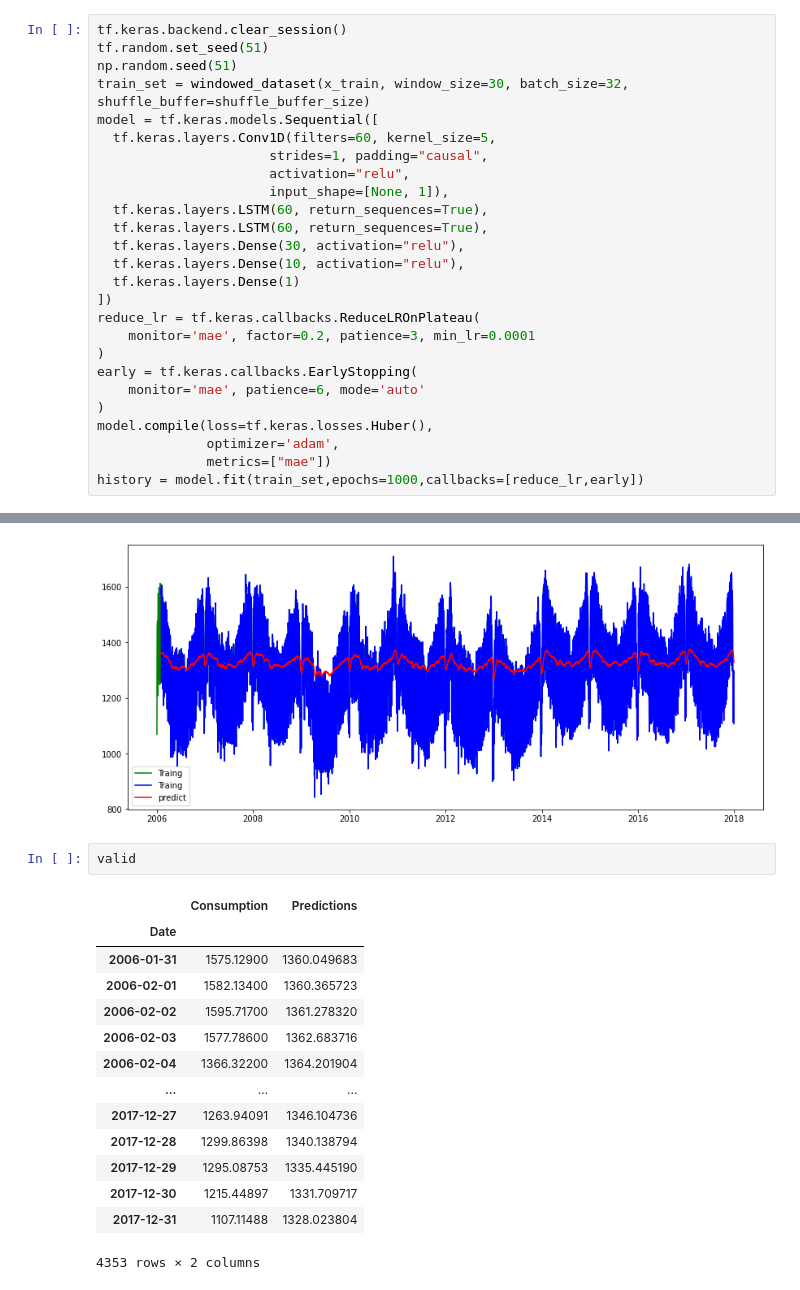
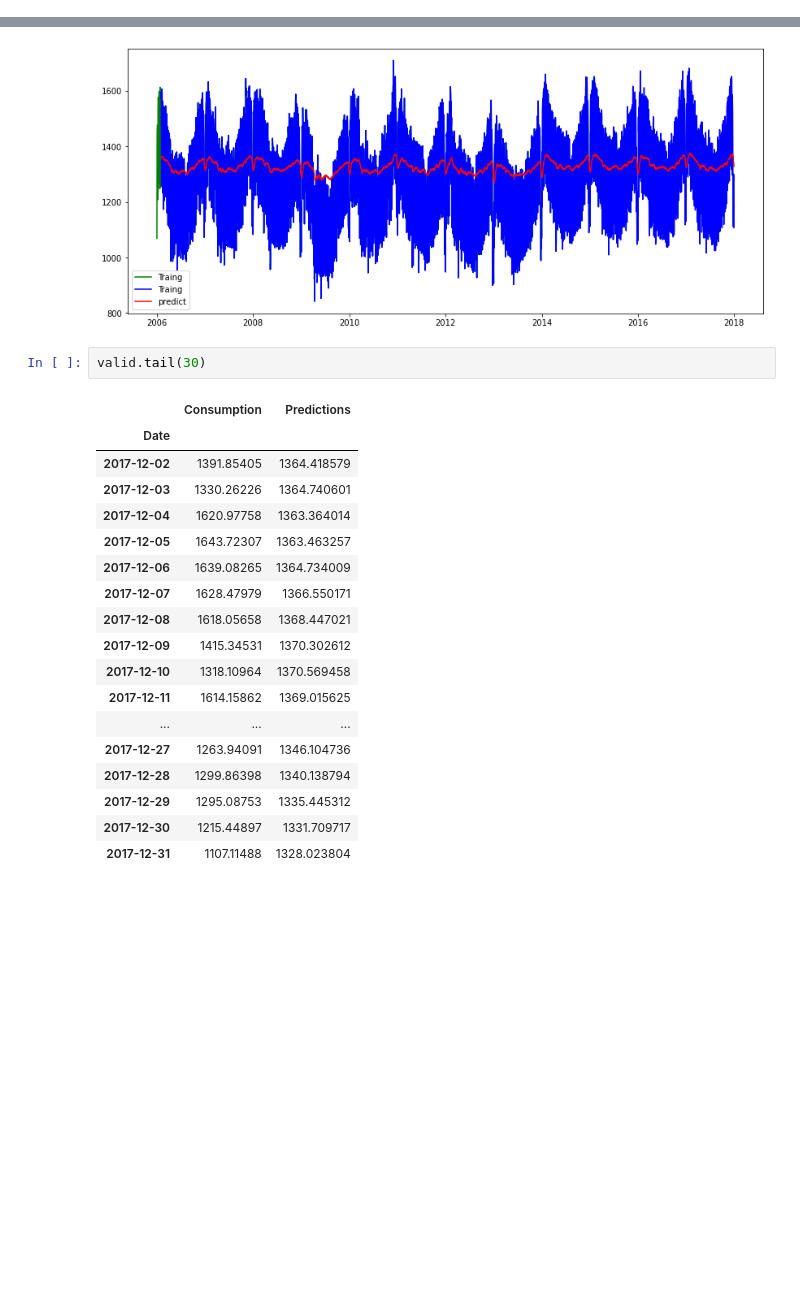
Before and after one commit to angeloken/Riset-I-smile, a Jupyter notebook: riset_prediksi_listrik_ver_2.ipynb, the cells around one changed output, grey strips where cells are left out. Cells and saved outputs as stored; diff of their text form; blank space fills up the shorter version.

```diff
--- a/riset_prediksi_listrik_ver_2.ipynb
+++ b/riset_prediksi_listrik_ver_2.ipynb
@@ -173,26 +172,0 @@ Epoch 100/100
-# %%
-tf.keras.backend.clear_session()
-tf.random.set_seed(51)
-np.random.seed(51)
-train_set = windowed_dataset(x_train, window_size=30, batch_size=32, shuffle_buffer=shuffle_buffer_size)
-model = tf.keras.models.Sequential([
-  tf.keras.layers.Conv1D(filters=60, kernel_size=5,
-                      strides=1, padding="causal",
-                      activation="relu",
-                      input_shape=[None, 1]),
-  tf.keras.layers.LSTM(60, return_sequences=True),
-  tf.keras.layers.LSTM(60, return_sequences=True),
-  tf.keras.layers.Dense(30, activation="relu"),
-  tf.keras.layers.Dense(10, activation="relu"),
-  tf.keras.layers.Dense(1)
-])
-reduce_lr = tf.keras.callbacks.ReduceLROnPlateau(
-    monitor='mae', factor=0.2, patience=3, min_lr=0.0001
-)
-early = tf.keras.callbacks.EarlyStopping(
-    monitor='mae', patience=6, mode='auto'
-)
-model.compile(loss=tf.keras.losses.Huber(),
-              optimizer='adam',
-              metrics=["mae"])
-history = model.fit(train_set,epochs=1000,callbacks=[reduce_lr,early])
@@ -292,19 +245,23 @@ plt.show()
 # %% [output]
 [figure]
 # %%
-valid
+valid.tail(30)
 # %% [output]
 |  | Consumption | Predictions |
 | Date |  |  |
-| 2006-01-31 | 1575.12900 | 1360.049683 |
-| 2006-02-01 | 1582.13400 | 1360.365723 |
-| 2006-02-02 | 1595.71700 | 1361.278320 |
-| 2006-02-03 | 1577.78600 | 1362.683716 |
-| 2006-02-04 | 1366.32200 | 1364.201904 |
+| 2017-12-02 | 1391.85405 | 1364.418579 |
+| 2017-12-03 | 1330.26226 | 1364.740601 |
+| 2017-12-04 | 1620.97758 | 1363.364014 |
+| 2017-12-05 | 1643.72307 | 1363.463257 |
+| 2017-12-06 | 1639.08265 | 1364.734009 |
+| 2017-12-07 | 1628.47979 | 1366.550171 |
+| 2017-12-08 | 1618.05658 | 1368.447021 |
+| 2017-12-09 | 1415.34531 | 1370.302612 |
+| 2017-12-10 | 1318.10964 | 1370.569458 |
+| 2017-12-11 | 1614.15862 | 1369.015625 |
 | ... | ... | ... |
 | 2017-12-27 | 1263.94091 | 1346.104736 |
 | 2017-12-28 | 1299.86398 | 1340.138794 |
-| 2017-12-29 | 1295.08753 | 1335.445190 |
+| 2017-12-29 | 1295.08753 | 1335.445312 |
 | 2017-12-30 | 1215.44897 | 1331.709717 |
 | 2017-12-31 | 1107.11488 | 1328.023804 |
-4353 rows × 2 columns
```
Also changed, not shown: parts of 2 cells of this notebook.
